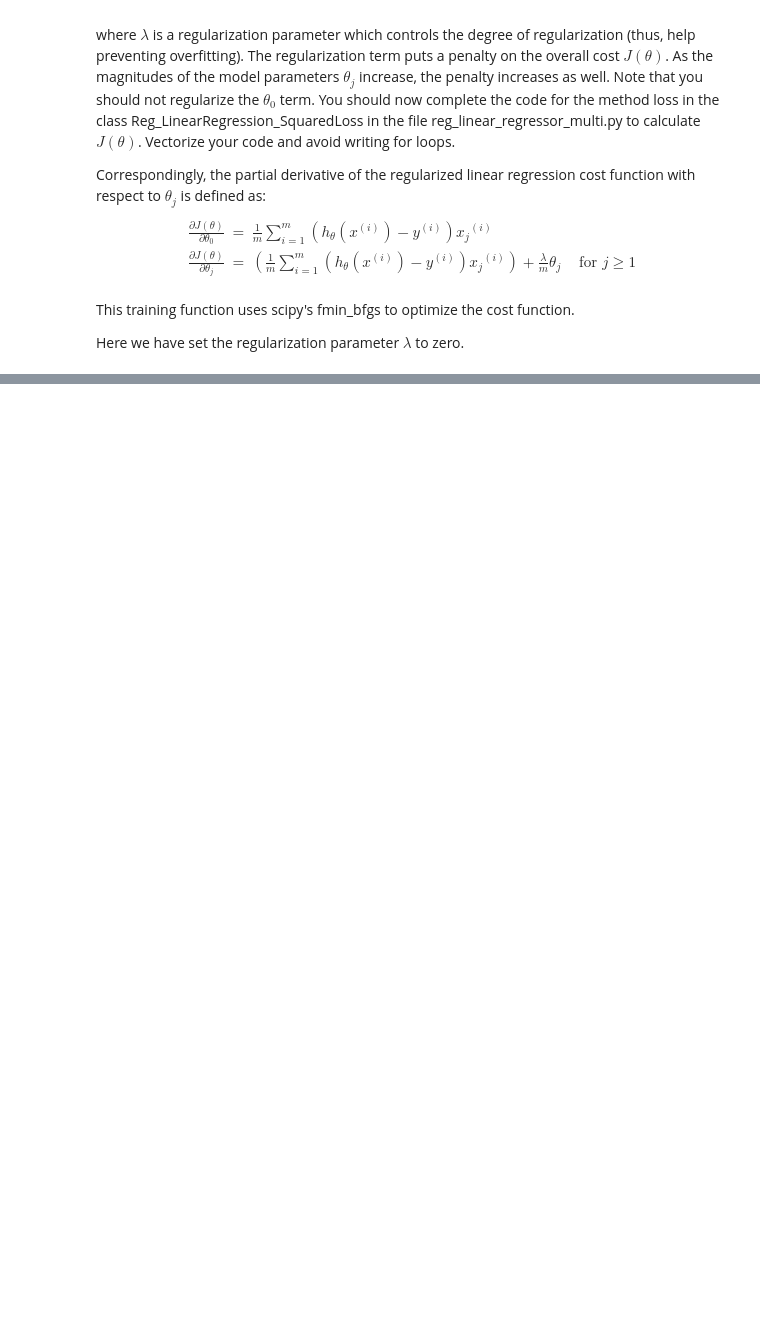
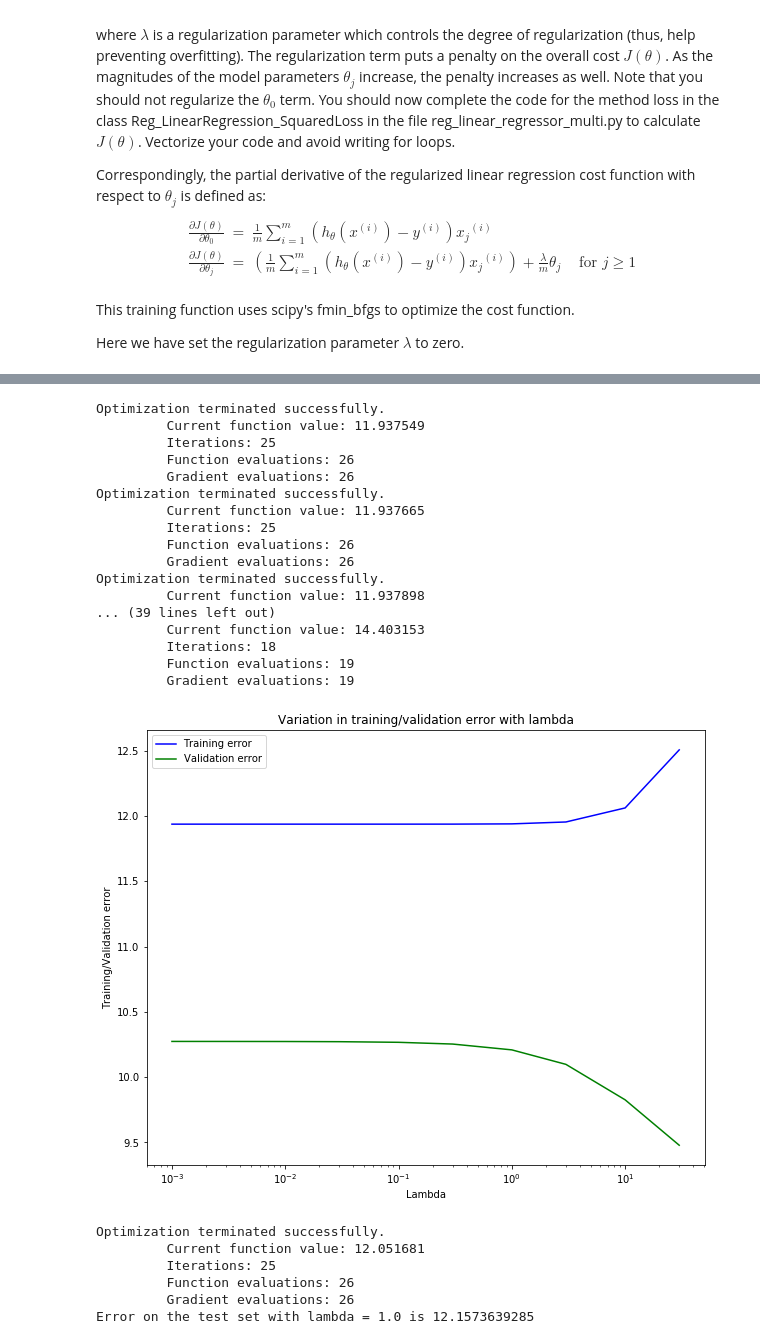
Before and after one commit to aureole-420/machine-learning, a Jupyter notebook: hw1/part2/bostonexpt.ipynb, the cells around one changed output, grey strips where cells are left out. Cells and saved outputs as stored; diff of their text form; code cells hidden in the pictures; blank space fills up the shorter version.

```diff
--- a/hw1/part2/bostonexpt.ipynb
+++ b/hw1/part2/bostonexpt.ipynb
@@ -117,0 +150,41 @@ Optimization terminated successfully.
+# %%
+import myutils
+reg_vec = [0, 0.001, 0.003, 0.01, 0.03, 0.1, 0.3, 1, 3, 10, 30]
+reg_vec, error_train, error_val = myutils.validation_curve(XX,yy,XX_val,y_val, reg_vec)
+plot_utils.plot_lambda_selection(reg_vec,error_train,error_val)
+plt.show()
+
+
+best_reg = 1.0
+#  Train linear regression with lambda = 50
+reglinear_reg2 = RegularizedLinearReg_SquaredLoss()
+theta_opt2 = reglinear_reg1.train(XX,yy,best_reg,num_iters=1000)
+# print 'Theta at lambda = ' + str(best_reg) +' is ', theta_opt2
+
+# Compute error on the test set
+print 'Error on the test set with lambda = ' + str(best_reg)+ ' is', reglinear_reg2.loss(theta_opt2, XX_test, y_test, 0.0)
+# %% [output]
+Optimization terminated successfully.
+         Current function value: 11.937549
+         Iterations: 25
+         Function evaluations: 26
+         Gradient evaluations: 26
+Optimization terminated successfully.
+         Current function value: 11.937665
+         Iterations: 25
+         Function evaluations: 26
+         Gradient evaluations: 26
+Optimization terminated successfully.
+         Current function value: 11.937898
+... (39 lines left out)
+         Current function value: 14.403153
+         Iterations: 18
+         Function evaluations: 19
+         Gradient evaluations: 19
+[figure, added]
+Optimization terminated successfully.
+         Current function value: 12.051681
+         Iterations: 25
+         Function evaluations: 26
+         Gradient evaluations: 26
+Error on the test set with lambda = 1.0 is 12.1573639285
```
Also changed, not shown: parts of 8 cells of this notebook, 3 other files.
